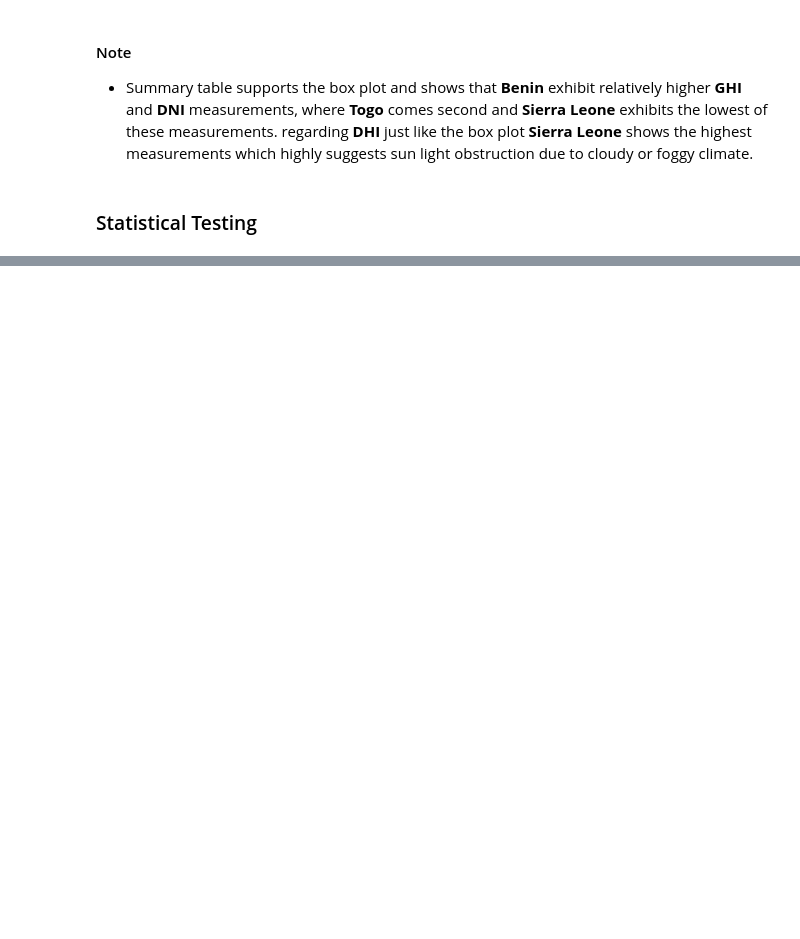
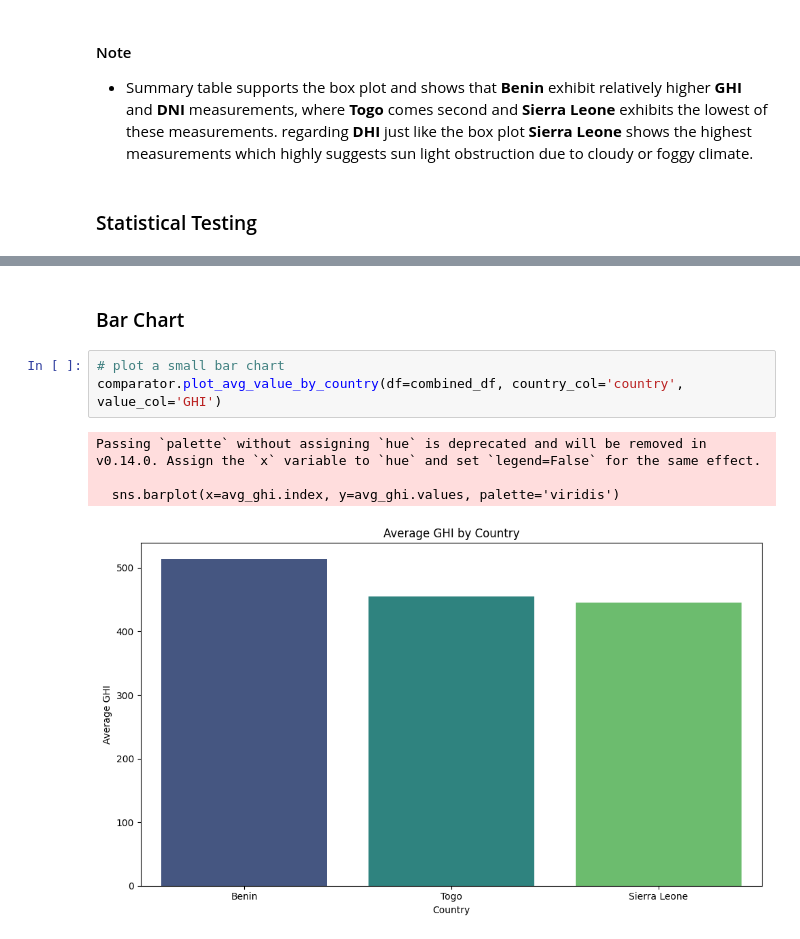
Before and after one commit to Ty-Miki/solar-challenge-week0, a Jupyter notebook: notebooks/compare_countries.ipynb, the cells around one changed output, grey strips where cells are left out. Cells and saved outputs as stored; diff of their text form; blank space fills up the shorter version.

Commit message:
Plotted a bar chart using a utility class to visuallize differences and made final conclusion.

```diff
--- a/notebooks/compare_countries.ipynb
+++ b/notebooks/compare_countries.ipynb
@@ -130,0 +138,10 @@ F-statistic: 3546.187, p-value: 0.00000
+# %% [markdown]
+### Bar Chart
+# %%
+# plot a small bar chart
+comparator.plot_avg_value_by_country(df=combined_df, country_col='country', value_col='GHI')
+# %% [output]
+Passing `palette` without assigning `hue` is deprecated and will be removed in v0.14.0. Assign the `x` variable to `hue` and set `legend=False` for the same effect.
+
+  sns.barplot(x=avg_ghi.index, y=avg_ghi.values, palette='viridis')
+[figure, added]
```
Also changed, not shown: parts of 8 cells of this notebook, 1 other file.
